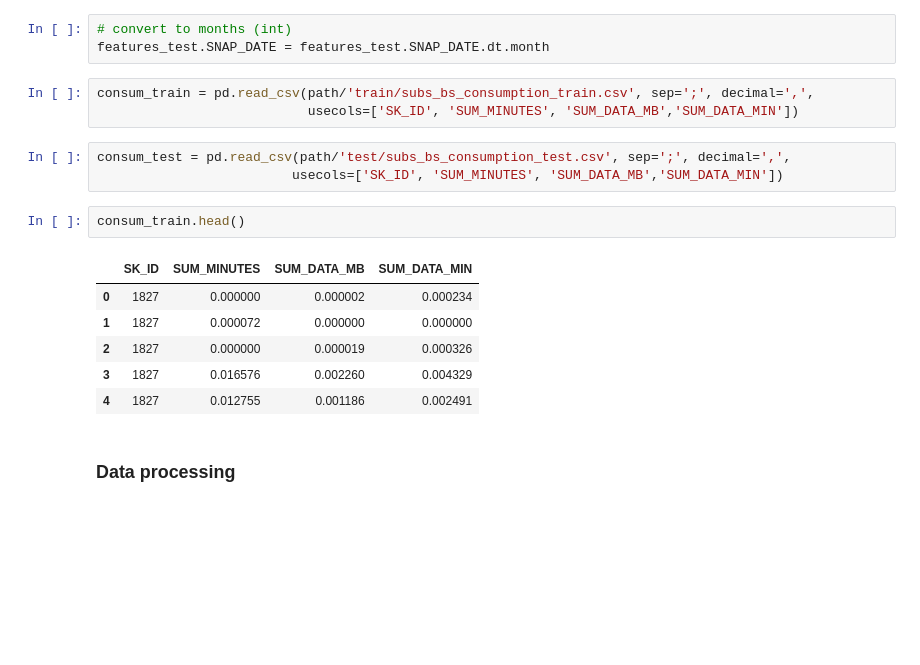
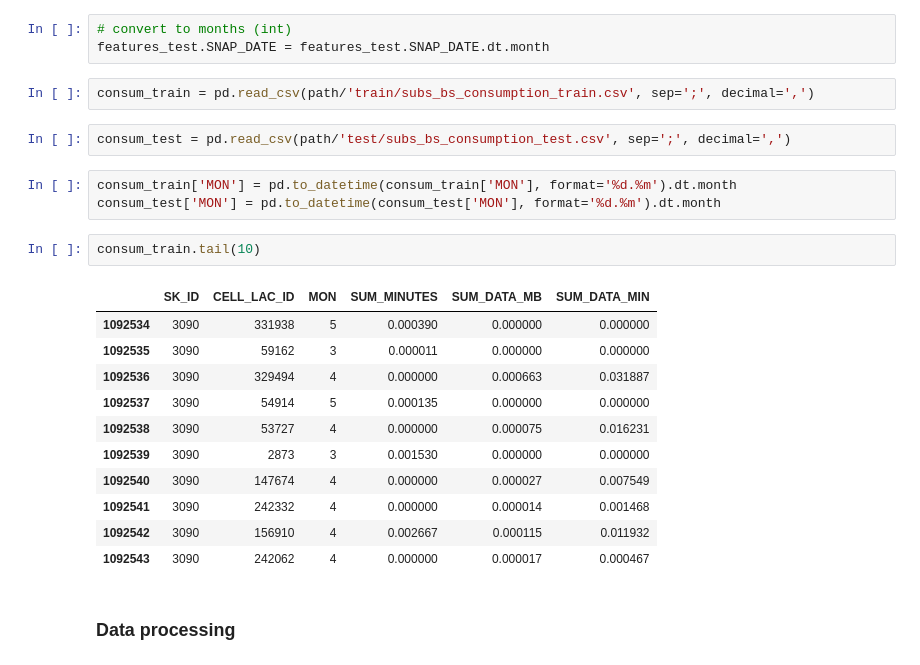
Before and after one commit to ademyanchuk/mlBootCamp2018, a Jupyter notebook: features-tables-id-validation-1.ipynb, the cells around one changed output. Drawn from its saved outputs; the diff is of its cells as text; blank space fills up the shorter version.

Commit message:
working with consum table

```diff
--- a/features-tables-id-validation-1.ipynb
+++ b/features-tables-id-validation-1.ipynb
@@ -67,20 +67,26 @@ features_train.SNAP_DATE = features_train.SNAP_DATE.dt.month
 # convert to months (int)
 features_test.SNAP_DATE = features_test.SNAP_DATE.dt.month
 # %%
-consum_train = pd.read_csv(path/'train/subs_bs_consumption_train.csv', sep=';', decimal=',',
-                           usecols=['SK_ID', 'SUM_MINUTES', 'SUM_DATA_MB','SUM_DATA_MIN'])
+consum_train = pd.read_csv(path/'train/subs_bs_consumption_train.csv', sep=';', decimal=',')
 # %%
-consum_test = pd.read_csv(path/'test/subs_bs_consumption_test.csv', sep=';', decimal=',',
-                         usecols=['SK_ID', 'SUM_MINUTES', 'SUM_DATA_MB','SUM_DATA_MIN'])
+consum_test = pd.read_csv(path/'test/subs_bs_consumption_test.csv', sep=';', decimal=',')
-# %%
-consum_train.head()
-# %% [output]
-|  | SK_ID | SUM_MINUTES | SUM_DATA_MB | SUM_DATA_MIN |
-| 0 | 1827 | 0.000000 | 0.000002 | 0.000234 |
-| 1 | 1827 | 0.000072 | 0.000000 | 0.000000 |
-| 2 | 1827 | 0.000000 | 0.000019 | 0.000326 |
-| 3 | 1827 | 0.016576 | 0.002260 | 0.004329 |
-| 4 | 1827 | 0.012755 | 0.001186 | 0.002491 |
+# %%
+consum_train['MON'] = pd.to_datetime(consum_train['MON'], format='%d.%m').dt.month
+consum_test['MON'] = pd.to_datetime(consum_test['MON'], format='%d.%m').dt.month
+# %%
+consum_train.tail(10)
+# %% [output]
+|  | SK_ID | CELL_LAC_ID | MON | SUM_MINUTES | SUM_DATA_MB | SUM_DATA_MIN |
+| 1092534 | 3090 | 331938 | 5 | 0.000390 | 0.000000 | 0.000000 |
+| 1092535 | 3090 | 59162 | 3 | 0.000011 | 0.000000 | 0.000000 |
+| 1092536 | 3090 | 329494 | 4 | 0.000000 | 0.000663 | 0.031887 |
+| 1092537 | 3090 | 54914 | 5 | 0.000135 | 0.000000 | 0.000000 |
+| 1092538 | 3090 | 53727 | 4 | 0.000000 | 0.000075 | 0.016231 |
+| 1092539 | 3090 | 2873 | 3 | 0.001530 | 0.000000 | 0.000000 |
+| 1092540 | 3090 | 147674 | 4 | 0.000000 | 0.000027 | 0.007549 |
+| 1092541 | 3090 | 242332 | 4 | 0.000000 | 0.000014 | 0.001468 |
+| 1092542 | 3090 | 156910 | 4 | 0.002667 | 0.000115 | 0.011932 |
+| 1092543 | 3090 | 242062 | 4 | 0.000000 | 0.000017 | 0.000467 |
 # %% [markdown]
 ###  Data processing
 # %%
```
Also changed, not shown: parts of 14 cells of this notebook.
